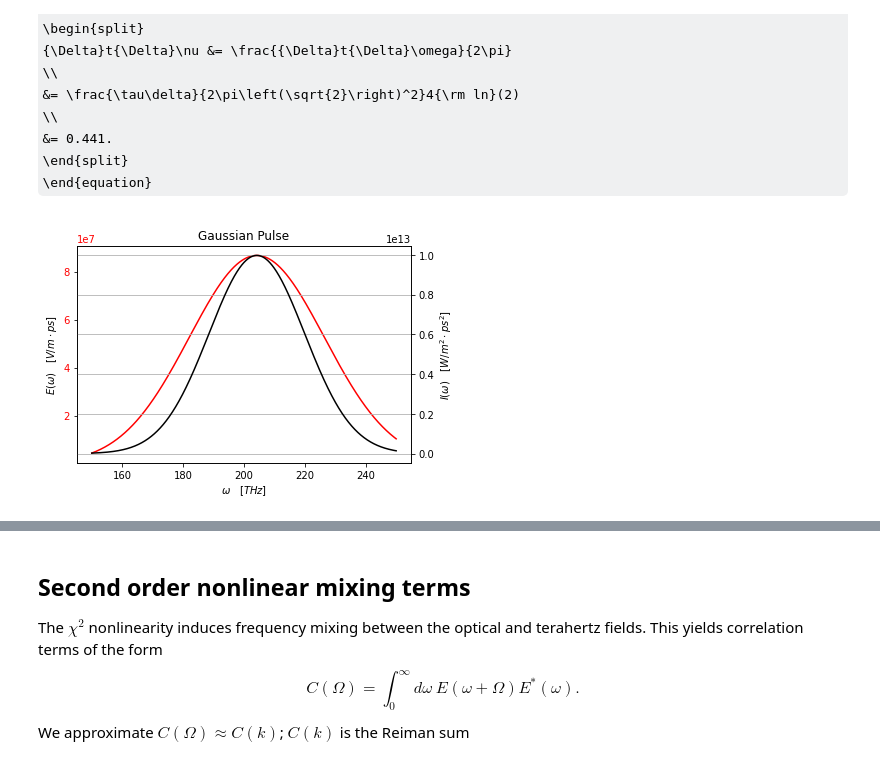
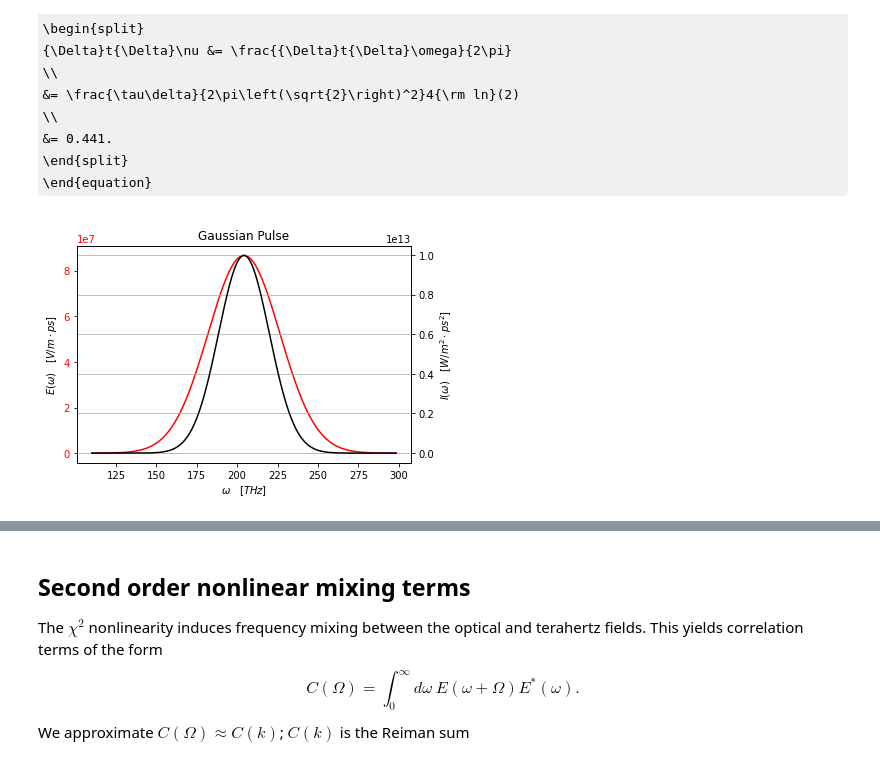
Before and after one commit to p-engel/nonlinear_optics, a Jupyter notebook: optical_rectification/notebook/analysis.ipynb, the cells around one changed output, grey strips where cells are left out. Cells and saved outputs as stored; diff of their text form; code cells hidden in the pictures; some formulas as TeX source.

```diff
--- a/optical_rectification/notebook/analysis.ipynb
+++ b/optical_rectification/notebook/analysis.ipynb
@@ -18,4 +12,4 @@ from optical_rectification import definitions, par
 
 # constants
 c = 299792458.0  # speed of light [m/s]
-eps0 = 8.85e-12  # vacuum permitivity [C^2 / Kg^1 / m^3 /s^2]
+EPS0 = 8.85e-12  # vacuum permitivity [C^2 / Kg^1 / m^3 /s^2]
@@ -104,23 +60,23 @@ This result yields the well known time-bandwidth product of a Fourier transform
 # %%
 # Example Gaussian Pulse
 w0 = definitions.c / 1468e-9 *1e-12  # [THz]
 t_fwhm = 75e-15 * 1e12  # [ps]
 E0 = 5.4315195283 * 1e8  # [V/m]
-w = np.linspace(150, 250, 2**10)  # [THz] domain
 pulse = definitions.Gaussian(w0=w0, t_fwhm=t_fwhm, E0=E0)
+w = np.linspace((w0 - 3*pulse.delta), (w0 + 3*pulse.delta), 2**10)  # [THz] domain
 
-fig, ax = plt.subplots()
+fig1, ax = plt.subplots()
 ax.plot(w, pulse.field_w(w), 'r')
 ax.set_title("Gaussian Pulse")
 ax.set_xlabel(r"$\omega \quad [THz]$")
 ax.set_ylabel(r"$E(\omega) \quad [V/m\cdot ps]$")
 ax.tick_params(axis='y',labelcolor='r')
 ax1 = ax.twinx()
-ax1.plot(w, (eps0*c/2)*np.abs(pulse.field_w(w))**2, 'k')
+ax1.plot(w, (EPS0*c/2)*np.abs(pulse.field_w(w))**2, 'k')
 ax1.set_ylabel(r"$I(\omega) \quad [W/m^2 \cdot ps^2]$")
 ax1.tick_params(axis='y',labelcolor='k')
 
 plt.grid(True)
 plt.show()
 # %% [output]
-[figure, old version]
+[figure, new version]
```
Also changed, not shown: parts of 11 cells of this notebook.
